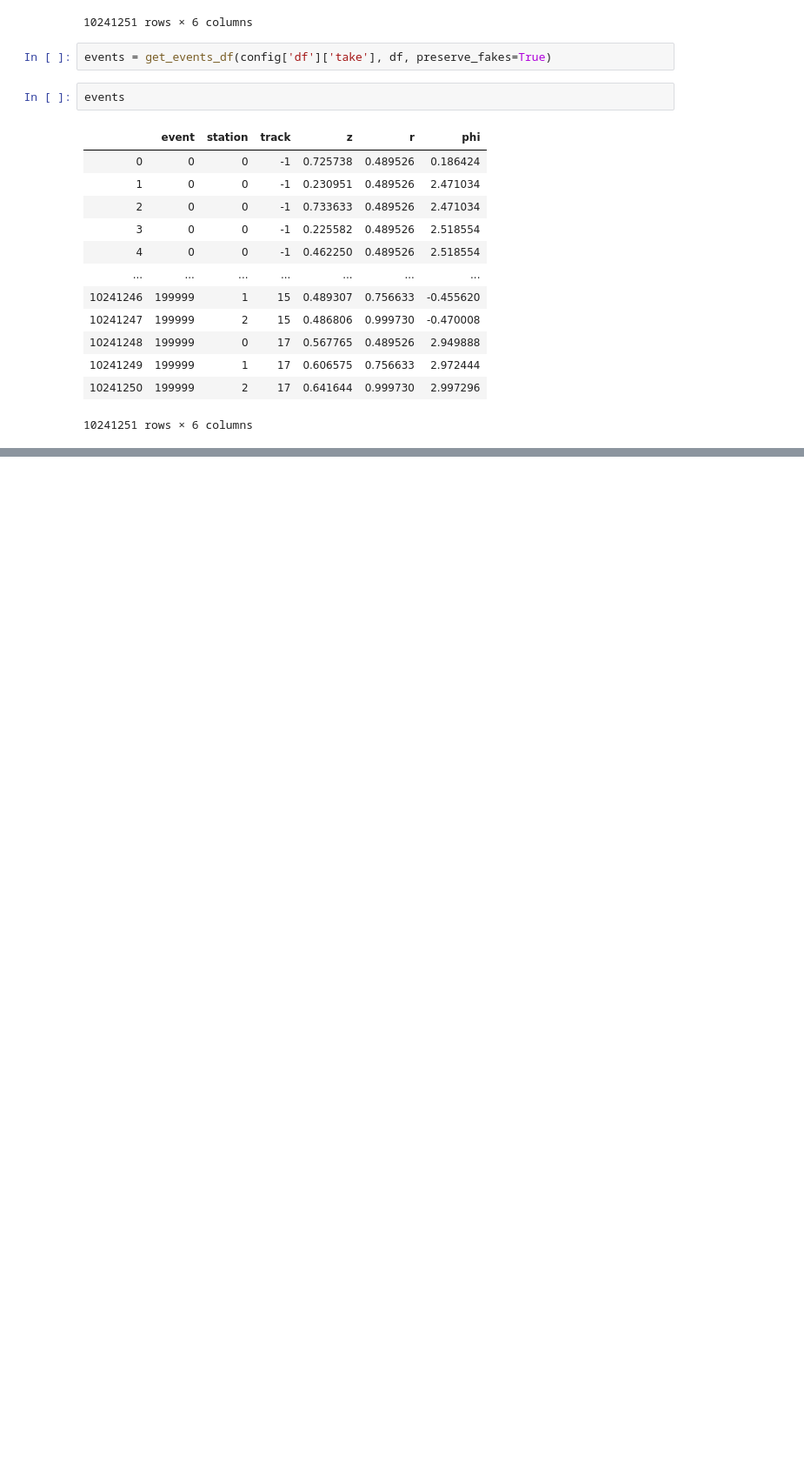
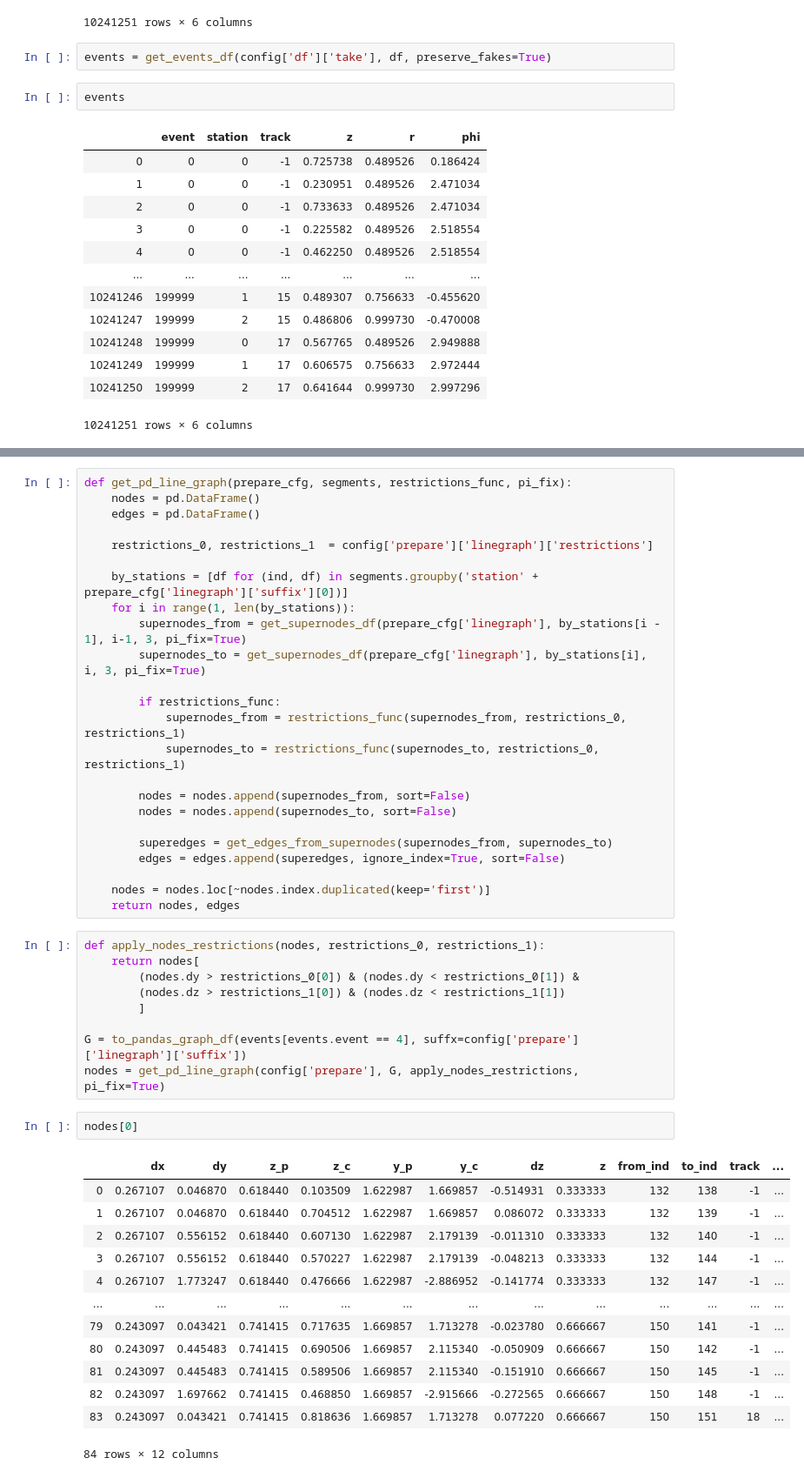
Before and after one commit to gooldan/GraphTracking_v0, a Jupyter notebook: notebooks/cgem_evaluation.ipynb, the cells around one changed output, grey strips where cells are left out. Shown: that part at 87% size. Drawn from its saved outputs; the diff is of its cells as text; blank space fills up the shorter version.

```diff
--- a/notebooks/cgem_evaluation.ipynb
+++ b/notebooks/cgem_evaluation.ipynb
@@ -65,0 +132,49 @@ events
+# %%
+def get_pd_line_graph(prepare_cfg, segments, restrictions_func, pi_fix):
+    nodes = pd.DataFrame()
+    edges = pd.DataFrame()
+
+    restrictions_0, restrictions_1  = config['prepare']['linegraph']['restrictions']
+
+    by_stations = [df for (ind, df) in segments.groupby('station' + prepare_cfg['linegraph']['suffix'][0])]
+    for i in range(1, len(by_stations)):
+        supernodes_from = get_supernodes_df(prepare_cfg['linegraph'], by_stations[i - 1], i-1, 3, pi_fix=True)
+        supernodes_to = get_supernodes_df(prepare_cfg['linegraph'], by_stations[i], i, 3, pi_fix=True)
+
+        if restrictions_func:
+            supernodes_from = restrictions_func(supernodes_from, restrictions_0, restrictions_1)
+            supernodes_to = restrictions_func(supernodes_to, restrictions_0, restrictions_1)
+
+        nodes = nodes.append(supernodes_from, sort=False)
+        nodes = nodes.append(supernodes_to, sort=False)
+
+        superedges = get_edges_from_supernodes(supernodes_from, supernodes_to)
+        edges = edges.append(superedges, ignore_index=True, sort=False)
+
+    nodes = nodes.loc[~nodes.index.duplicated(keep='first')]
+    return nodes, edges
+# %%
+def apply_nodes_restrictions(nodes, restrictions_0, restrictions_1):
+    return nodes[
+        (nodes.dy > restrictions_0[0]) & (nodes.dy < restrictions_0[1]) &
+        (nodes.dz > restrictions_1[0]) & (nodes.dz < restrictions_1[1])
+        ]
+
+G = to_pandas_graph_df(events[events.event == 4], suffx=config['prepare']['linegraph']['suffix'])
+nodes = get_pd_line_graph(config['prepare'], G, apply_nodes_restrictions, pi_fix=True)
+# %%
+nodes[0]
+# %% [output]
+|  | dx | dy | z_p | z_c | y_p | y_c | dz | z | from_ind | to_ind | track | ... |
+| 0 | 0.267107 | 0.046870 | 0.618440 | 0.103509 | 1.622987 | 1.669857 | -0.514931 | 0.333333 | 132 | 138 | -1 | ... |
+| 1 | 0.267107 | 0.046870 | 0.618440 | 0.704512 | 1.622987 | 1.669857 | 0.086072 | 0.333333 | 132 | 139 | -1 | ... |
+| 2 | 0.267107 | 0.556152 | 0.618440 | 0.607130 | 1.622987 | 2.179139 | -0.011310 | 0.333333 | 132 | 140 | -1 | ... |
+| 3 | 0.267107 | 0.556152 | 0.618440 | 0.570227 | 1.622987 | 2.179139 | -0.048213 | 0.333333 | 132 | 144 | -1 | ... |
+| 4 | 0.267107 | 1.773247 | 0.618440 | 0.476666 | 1.622987 | -2.886952 | -0.141774 | 0.333333 | 132 | 147 | -1 | ... |
+| ... | ... | ... | ... | ... | ... | ... | ... | ... | ... | ... | ... | ... |
+| 79 | 0.243097 | 0.043421 | 0.741415 | 0.717635 | 1.669857 | 1.713278 | -0.023780 | 0.666667 | 150 | 141 | -1 | ... |
+| 80 | 0.243097 | 0.445483 | 0.741415 | 0.690506 | 1.669857 | 2.115340 | -0.050909 | 0.666667 | 150 | 142 | -1 | ... |
+| 81 | 0.243097 | 0.445483 | 0.741415 | 0.589506 | 1.669857 | 2.115340 | -0.151910 | 0.666667 | 150 | 145 | -1 | ... |
+| 82 | 0.243097 | 1.697662 | 0.741415 | 0.468850 | 1.669857 | -2.915666 | -0.272565 | 0.666667 | 150 | 148 | -1 | ... |
+| 83 | 0.243097 | 0.043421 | 0.741415 | 0.818636 | 1.669857 | 1.713278 | 0.077220 | 0.666667 | 150 | 151 | 18 | ... |
+84 rows × 12 columns
```
Also changed, not shown: parts of 16 cells of this notebook, 6 other files.
